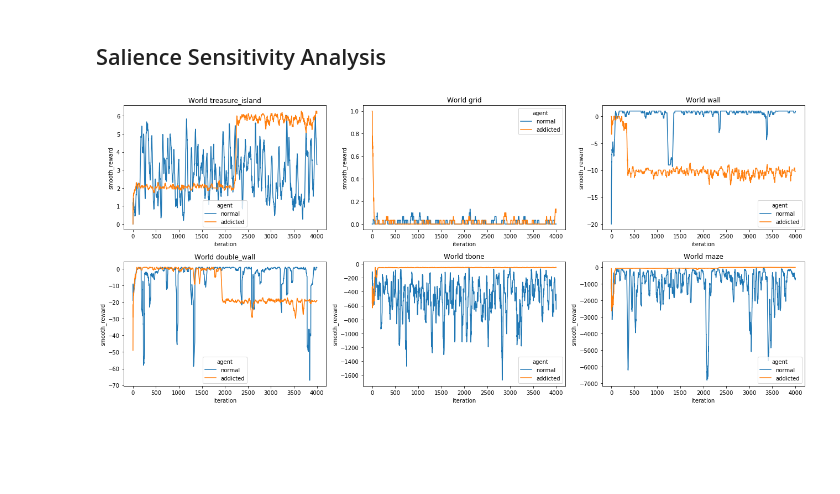
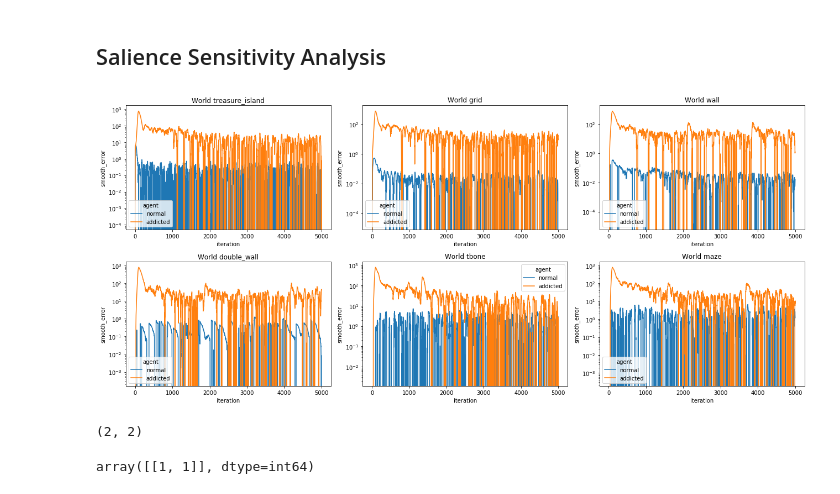
Before and after one commit to vb690/td_learning_salience, a Jupyter notebook: td_learning_agents_test.ipynb, the cells around one changed output. Cells and saved outputs as stored; diff of their text form; code cells hidden in the pictures; blank space fills up the shorter version.

```diff
--- a/td_learning_agents_test.ipynb
+++ b/td_learning_agents_test.ipynb
@@ -56,20 +56,37 @@ sim_summaries = pd.concat(
 # %%
 fig, axs = plt.subplots(2, 3, figsize=(18, 8))
 
 for world, ax in zip(WORLDS, axs.flatten()):
 
     sns.lineplot(
         x='iteration',
-        y='smooth_reward',
+        y='smooth_error',
         hue='agent',
         data=sim_summaries[
             sim_summaries['world'] == world
         ],
         ax=ax
     )
     ax.set_title(f'World {world}')
 
+    ax.set_yscale('log')
+
 plt.tight_layout()
+
 plt.show()
 # %% [output]
-[figure, old version]
+[figure, new version]
+# %%
+x =  np.array(
+    [
+        ['aa', 'aa'],
+        ['aa', 'aa.']
+    ]
+)
+x.shape
+# %% [output]
+(2, 2)
+# %%
+np.argwhere(np.char.find(x, '.') != -1)
+# %% [output]
+array([[1, 1]], dtype=int64)
```
Also changed, not shown: 2 other files.
